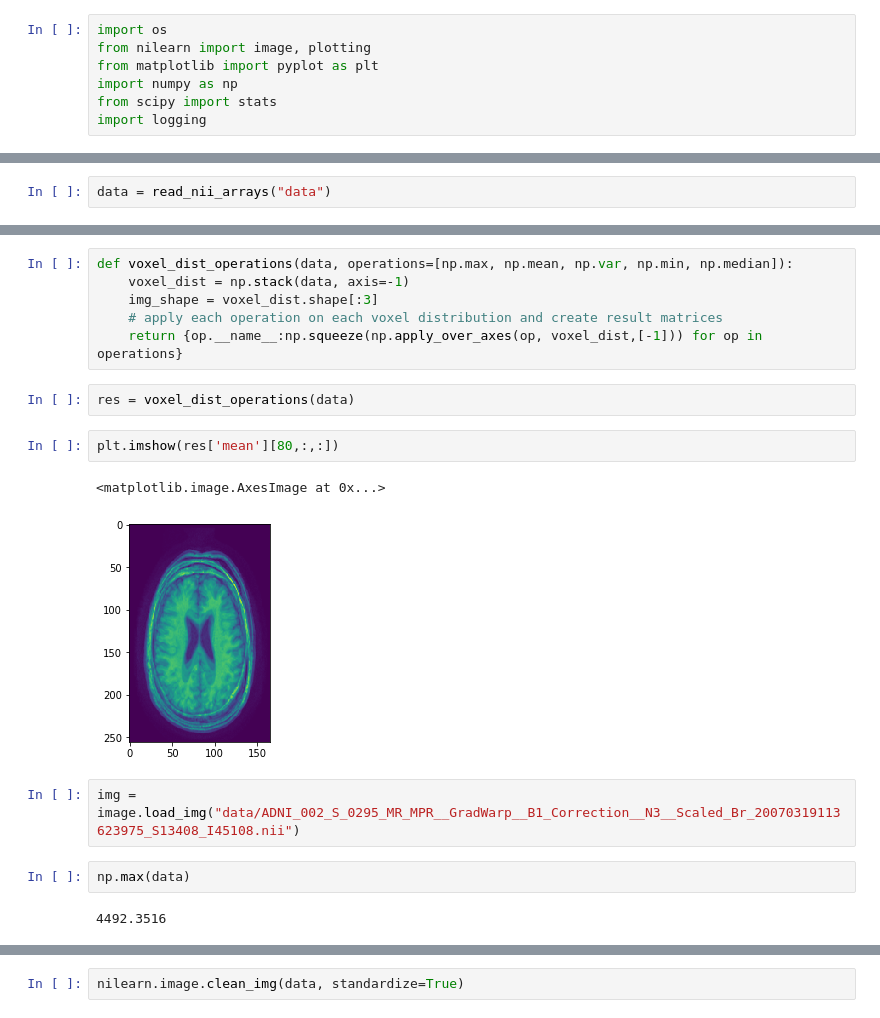
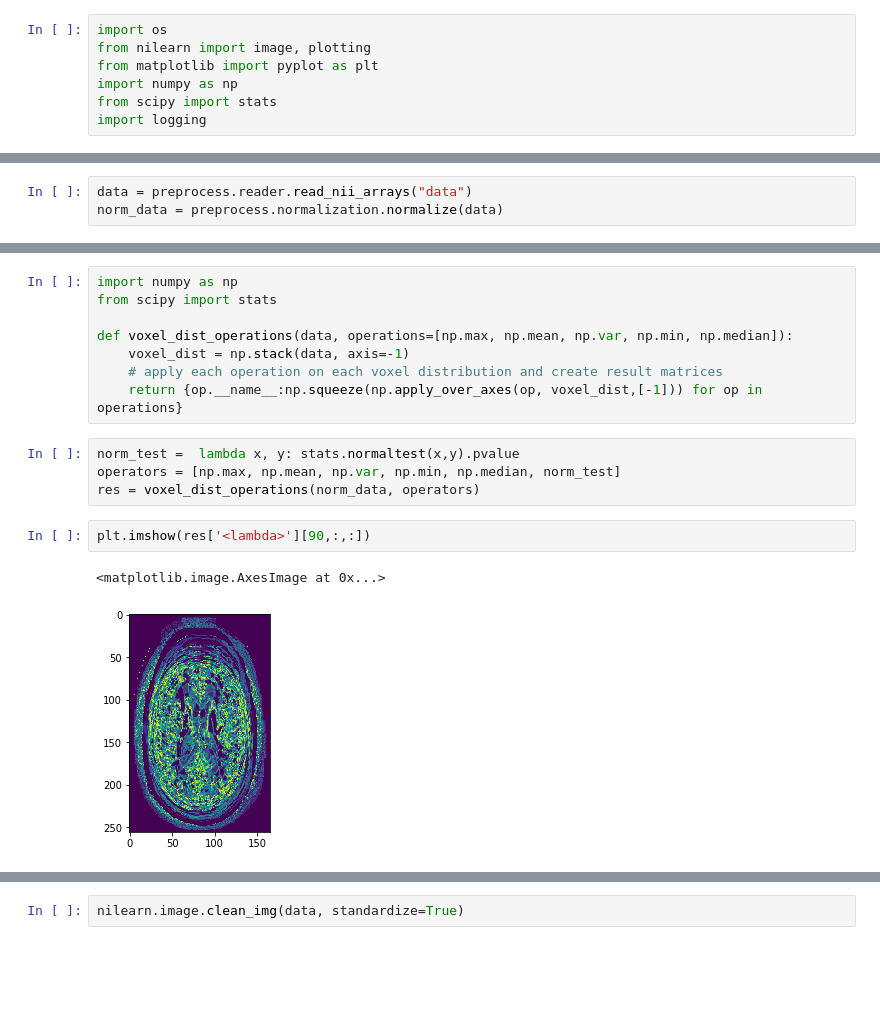
Before and after one commit to karellat/msc, a Jupyter notebook: HelloNeuron.ipynb, the cells around one changed output, grey strips where cells are left out. Cells and saved outputs as stored; diff of their text form; blank space fills up the shorter version.

```diff
--- a/HelloNeuron.ipynb
+++ b/HelloNeuron.ipynb
@@ -120,2 +96,3 @@ def read_nii_arrays(input_dir, default_shape=(256, 256, 166)):
 # %%
-data = read_nii_arrays("data")
+data = preprocess.reader.read_nii_arrays("data")
+norm_data = preprocess.normalization.normalize(data)
@@ -122,19 +106,17 @@ data = read_nii_arrays("data")
 # %%
+import numpy as np
+from scipy import stats
+
 def voxel_dist_operations(data, operations=[np.max, np.mean, np.var, np.min, np.median]):
     voxel_dist = np.stack(data, axis=-1)
-    img_shape = voxel_dist.shape[:3]
     # apply each operation on each voxel distribution and create result matrices
     return {op.__name__:np.squeeze(np.apply_over_axes(op, voxel_dist,[-1])) for op in operations}
-# %%
-res = voxel_dist_operations(data)
+# %%
+norm_test =  lambda x, y: stats.normaltest(x,y).pvalue
+operators = [np.max, np.mean, np.var, np.min, np.median, norm_test]
+res = voxel_dist_operations(norm_data, operators)
 # %%
-plt.imshow(res['mean'][80,:,:])
+plt.imshow(res['<lambda>'][90,:,:])
 # %% [output]
 <matplotlib.image.AxesImage at 0x...>
-[figure, old version]
+[figure, new version]
-# %%
-img = image.load_img("data/ADNI_002_S_0295_MR_MPR__GradWarp__B1_Correction__N3__Scaled_Br_20070319113623975_S13408_I45108.nii")
-# %%
-np.max(data)
-# %% [output]
-4492.3516
```
Also changed, not shown: parts of 28 cells of this notebook.
